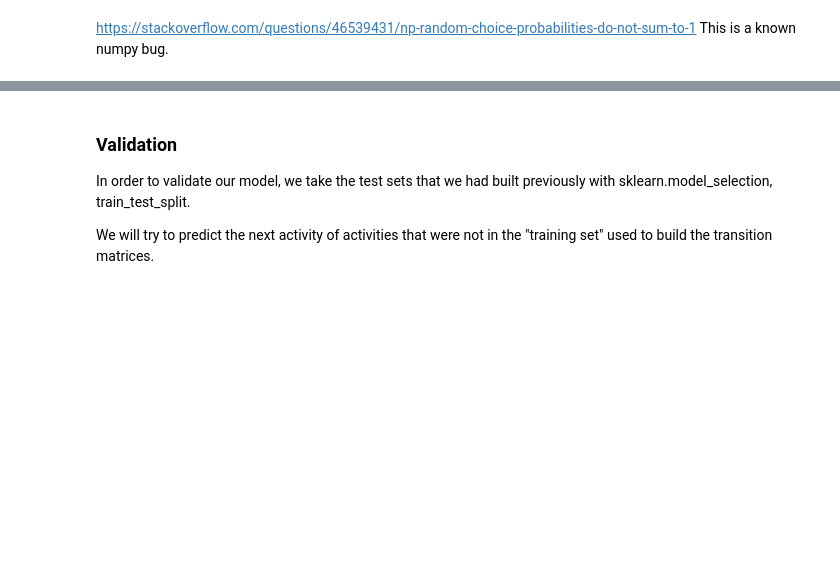
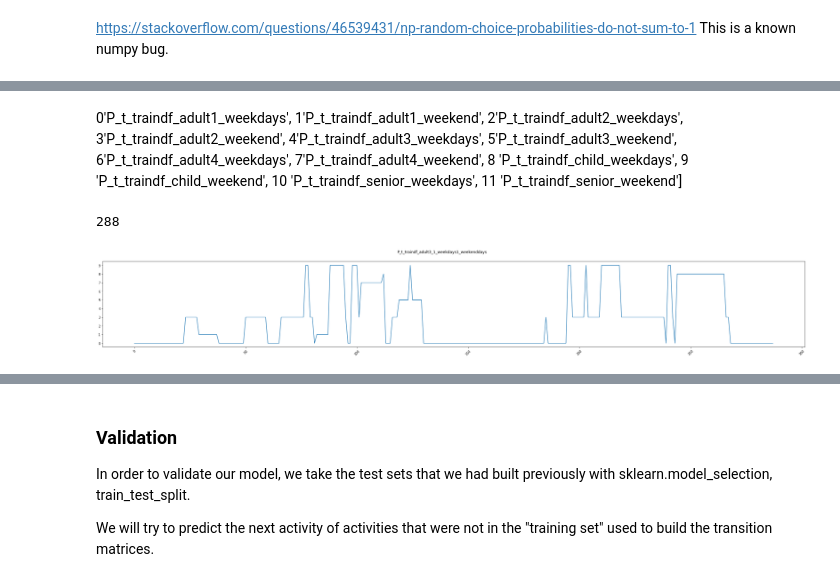
Before and after one commit to arita89/02443-SimSolarEnergy, a Jupyter notebook: code/MarkovChain.ipynb, the cells around one changed output, grey strips where cells are left out. Saved outputs shown, nothing was run; the diff lists cells and outputs as text; code cells hidden in the pictures; blank space fills up the shorter version.

```diff
--- a/code/MarkovChain.ipynb
+++ b/code/MarkovChain.ipynb
@@ -61,0 +82,2 @@ os.getcwd()
+# %%
+P_t_labels = P_t_labels[12:25]
@@ -509,0 +942,58 @@ lets simulate a family of 2, for 365 days
+# %% [markdown]
+0'P_t_traindf_adult1_weekdays',
+1'P_t_traindf_adult1_weekend',
+2'P_t_traindf_adult2_weekdays',
+3'P_t_traindf_adult2_weekend',
+4'P_t_traindf_adult3_weekdays',
+5'P_t_traindf_adult3_weekend',
+6'P_t_traindf_adult4_weekdays',
+7'P_t_traindf_adult4_weekend',
+8 'P_t_traindf_child_weekdays',
+9 'P_t_traindf_child_weekend',
+10 'P_t_traindf_senior_weekdays',
+11 'P_t_traindf_senior_weekend']
+# %%
+T = time_converter_df['New_Time'].tolist()
+len(T*2)
+#min(T)
+#max(T)
+# %% [output]
+288
+# %%
+#sim one weekday and one weekend day for person
+i = 4
+transitionMatrix_weekdays = all_week_P_t[i]
+transitionMatrix_weekenddays = all_week_P_t[i+1]
+
+title = P_t_labels[i]
+title =title[:-9]
+
+weekdays =1
+weekenddays = 1
+
+activityList = weekly_activity_forecast(transitionMatrix_weekdays,transitionMatrix_weekenddays,0,weekdays,weekenddays )
+fig = plt.figure(figsize=(40, 5))
+
+titlelabel = title+'_'+str(weekdays)+'_weekdays'+str(weekenddays)+'_weekenddays'
+fig.suptitle(titlelabel)
+
+#T = time_converter_df['New_Time'].tolist() # this shall be len(T)=144
+T = np.arange(144*(weekdays+weekenddays))
+#T = (T*(weekdays+weekenddays))
+
+plt.plot(T, activityList)
+plt.xticks(rotation=45)
+#plt.xticks(np.arange(min(T), max(T), 6))
+#ax.set_xticks(ax.get_xticks()[::6])
+plt.yticks(np.arange(0, 10, 1))
+plt.grid(axis='activityList', linestyle='-')
+
+
+os.chdir('C:\\Users\\arita\\Documents\\GitHub\\02443-SimSolarEnergy\\code\\figures\\')
+root = "C:/Users/arita/Documents/private/Data Engineering/2semestre/Stochastic_modeling/Project/plots_images_graphs"
+now = datetime.now()
+dt_string = now.strftime("%d-%m-%Y_%H-%M-%S")
+savelabel = dt_string+title+'_'+str(weekdays)+'_weekdays'+str(weekenddays)+'_weekenddays'
+plt.savefig(savelabel+'.png')
+# %% [output]
+[figure, added]
```
Also changed, not shown: parts of 34 cells of this notebook, 1 other file.
